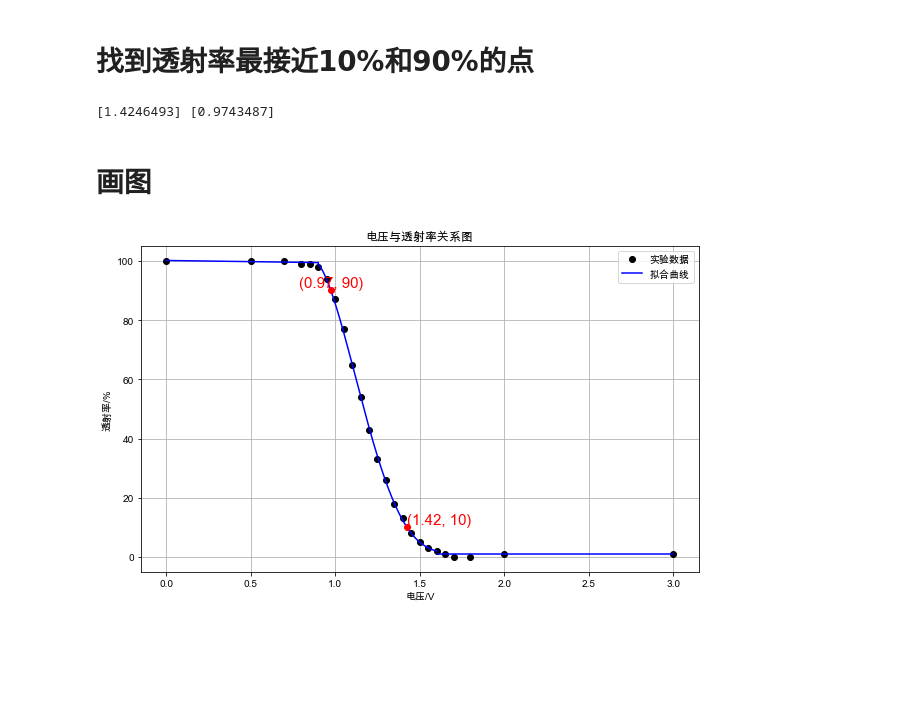
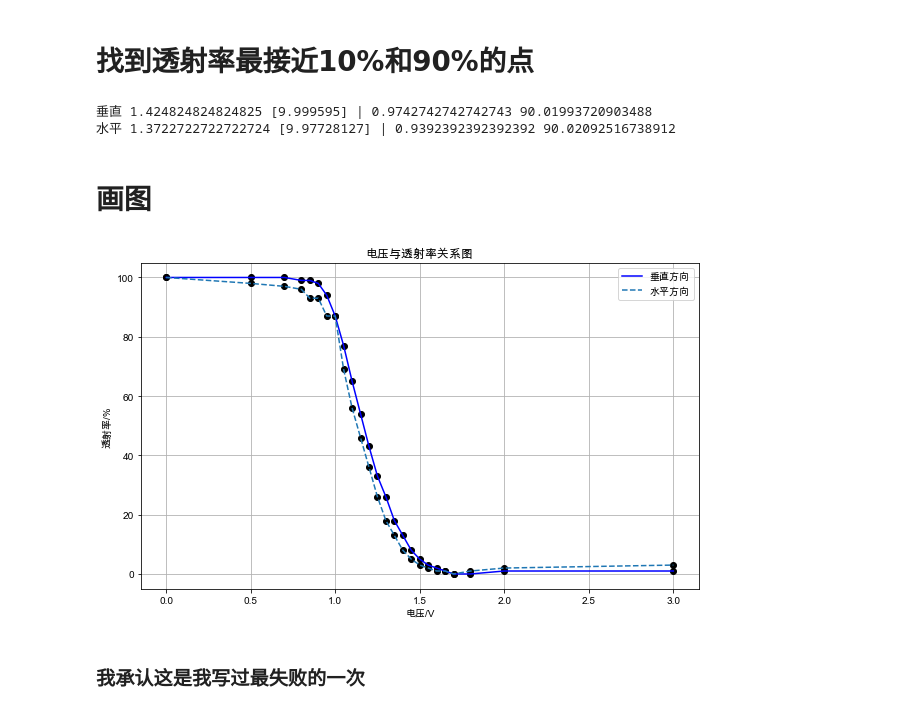
Before and after one commit to leyouBaloy/College-Physics-Experiment, a Jupyter notebook: 液晶电光效应研究.ipynb, the cells around one changed output. Drawn from its saved outputs; the diff is of its cells as text; code cells hidden in the pictures; blank space fills up the shorter version.

```diff
--- a/液晶电光效应研究.ipynb
+++ b/液晶电光效应研究.ipynb
@@ -17,3 +17,6 @@ x = np.array([0,0.5,0.7,0.8,0.85,0.9,0.95,1.0,
               1.4,1.45,1.5,1.55,1.6,1.65,1.7,1.8,2.0,3.0])
 y = np.array([100,100,100,99,99,98,94,87,77,65,
               54,43,33,26,18,13,8,5,3,2,1,0,0,1,1])
+y_h = np.array([100,98,97,96,93,93,87,87,69,56,46,36,26,18,13,8,5,3,2,1,1,0,1,2,3])
+print(x.shape == y.shape)
+print(y.shape == y_h.shape)
@@ -34,30 +48,36 @@ yfit3 = np.polyval(f3, xfit3)
 # %% [markdown]
 # 找到透射率最接近10%和90%的点
 # %%
-x_10 = xfit2[np.abs(yfit2-10)<0.1]
-y_10 = yfit2[xfit2==x_10]
-x_90 = xfit2[np.abs(yfit2-90)<0.1]
-y_90 = yfit2[xfit2==x_90]
-print(x_10,x_90)
+x_10 = xfit[np.argmin(np.abs(yfit2-10))]
+y_10 = yfit2[xfit==x_10]
+x_90 = xfit[np.argmin(np.abs(yfit2-90))]
+y_90 = yfit2[xfit==x_90][0]
+print("垂直",x_10,y_10,"|",x_90,y_90)
+x_10 = xfit[np.argmin(np.abs(yfit3-10))]
+y_10 = yfit3[xfit==x_10]
+x_90 = xfit[np.argmin(np.abs(yfit3-90))]
+y_90 = yfit3[xfit==x_90][0]
+print("水平",x_10,y_10,"|",x_90,y_90)
 # %% [output]
-[1.4246493] [0.9743487]
+垂直 1.424824824824825 [9.999595] | 0.9742742742742743 90.01993720903488
+水平 1.3722722722722724 [9.97728127] | 0.9392392392392392 90.02092516738912
 # %% [markdown]
 # 画图
 # %%
 plt.figure(figsize=(10,6))
 plt.title(r"电压与透射率关系图")
 plt.ylabel(r"透射率/%")
 plt.xlabel(r"电压/V")
 plt.grid()
-plt.plot(x, y, 'ok', label="实验数据")
-plt.plot(xfit1, yfit1, color='b')
-plt.plot(xfit2, yfit2, color='b', label="拟合曲线")
-plt.plot(xfit3, yfit3, color='b')
-plt.plot(x_10, y_10, "or")
-plt.plot(x_90, y_90, "or")
-plt.text(x_10, y_10, (float(x_10.round(2)), 10),ha='left', va='bottom', fontsize=15, color="r")
-plt.text(x_90, y_90, (float(x_90.round(2)), 90),ha='center', va='bottom', fontsize=15, color="r")
+plt.plot(x, y, 'ok')
+plt.plot(x, y_h, 'ok')
+plt.plot(x, y, color='b', label="垂直方向")
+plt.plot(x, y_h, '--', label="水平方向")
+# plt.text(mark1[0], mark1[1], (float(mark1[1].round(2)), 10),ha='left', va='bottom', fontsize=15, color="r")
+# plt.text(mark1[0], mark1[1], (float(mark1[1].round(2)), 10),ha='left', va='bottom', fontsize=15, color="r")
 plt.legend()
 plt.savefig("液晶电光效应研究.jpg",dpi=150)
 # %% [output]
-[figure, old version]
+[figure, new version]
+# %% [markdown]
+### 我承认这是我写过最失败的一次
```
Also changed, not shown: parts of 6 cells of this notebook, 3 other files.
